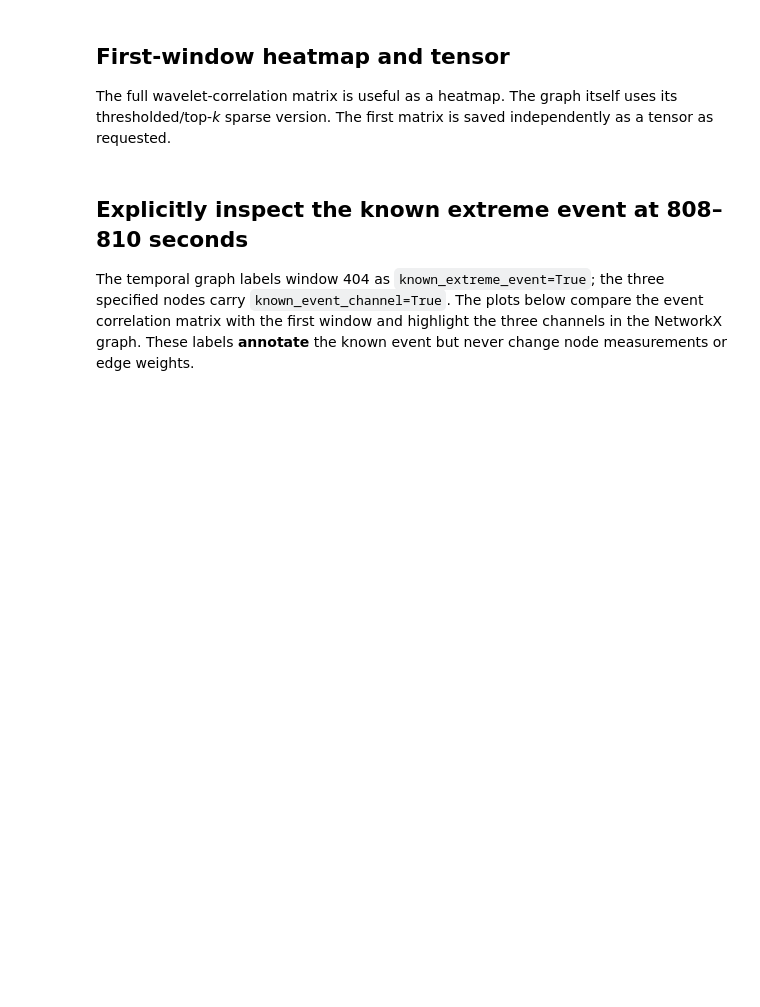
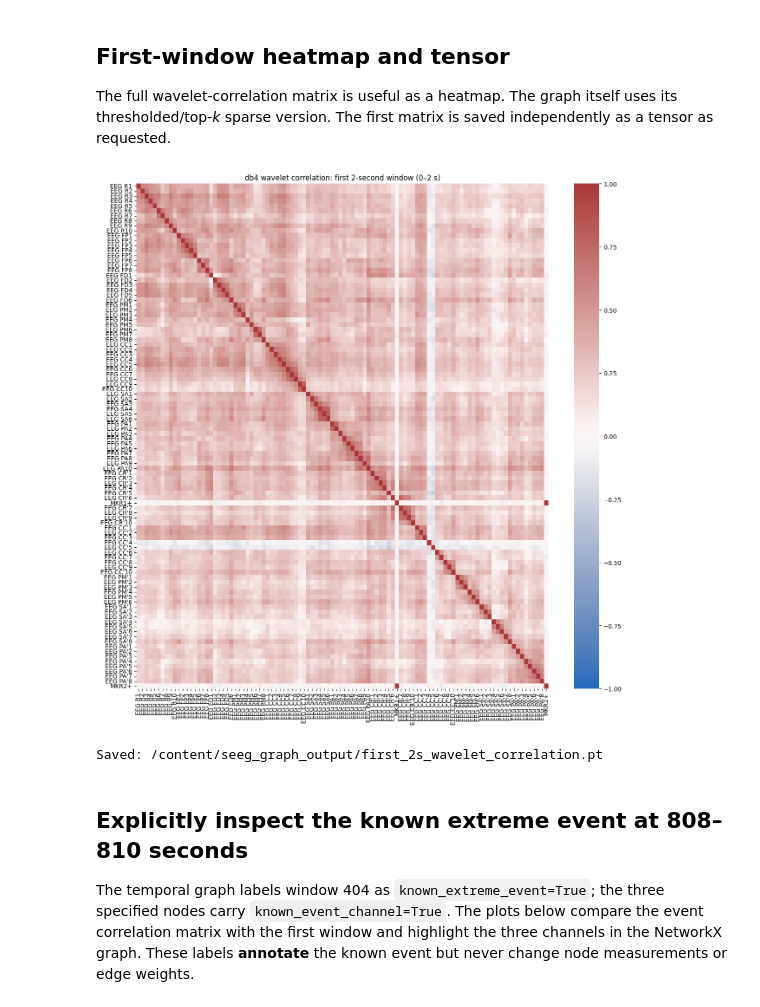
Before and after one commit to D2718281828nis/BioMedAI-sEEG-core-of-epilepsy, a Jupyter notebook: sEEG_temporal_wavelet_graph_colab.ipynb, the cells around one changed output. Drawn from its saved outputs; the diff is of its cells as text; code cells hidden in the pictures; blank space fills up the shorter version.

```diff
--- a/sEEG_temporal_wavelet_graph_colab.ipynb
+++ b/sEEG_temporal_wavelet_graph_colab.ipynb
@@ -40,7 +43,7 @@ WAVELET = "db4"
 CORRELATION_THRESHOLD = 0.65
 TOP_K_PER_NODE = 6
 KNOWN_EVENT_INTERVAL = (808.0, 810.0)
-KNOWN_EVENT_CHANNELS = ("CC'4", "CC'5", "CR'5")
+KNOWN_EVENT_CHANNELS = ("EEG CC'4", "EEG CC'5", "EEG CR'5")
 OUTPUT_DIR = Path("/content/seeg_graph_output")
 OUTPUT_DIR.mkdir(parents=True, exist_ok=True)
 
@@ -59,8 +64,8 @@ Upload the file into a `dataset` directory from Colab's **Files** panel. If need
 # Path(uploaded_name).replace(Path("/content/dataset/sEEG-HFOs-8.edf"))
 # %%
 candidates = [
-    Path("/content/dataset/sEEG-HFOs-8.edf"),
-    Path("dataset/sEEG-HFOs-8.edf"),
+    Path("/content/sEEG-HFOs-8.edf"),
+    #Path("dataset/sEEG-HFOs-8.edf"),
 ]
 edf_path = next((path for path in candidates if path.is_file()), None)
 if edf_path is None:
@@ -81,5 +111,5 @@ The regular expression is case-insensitive and accepts optional whitespace betwe
 # %%
-marker_pattern = re.compile(r"^MKR\s*\d+$", flags=re.IGNORECASE)
+marker_pattern = re.compile(r"^MKR\s*\d+\+?$", flags=re.IGNORECASE)
 marker_channels = [name for name in raw.ch_names if marker_pattern.fullmatch(name.strip())]
 seeg_channels = [name for name in raw.ch_names if name not in marker_channels]
 if not seeg_channels:
@@ -248,17 +312,20 @@ The full wavelet-correlation matrix is useful as a heatmap. The graph itself use
 # %%
 first_heatmap_tensor = torch.from_numpy(first_correlation).to(torch.float32)
 torch.save(first_heatmap_tensor, OUTPUT_DIR / "first_2s_wavelet_correlation.pt")
 
-plt.figure(figsize=(12, 10))
+plt.figure(figsize=(13, 13))
 sns.heatmap(
     first_heatmap_tensor.numpy(), cmap="vlag", center=0, vmin=-1, vmax=1,
     xticklabels=seeg_channels, yticklabels=seeg_channels,
 )
 plt.title("db4 wavelet correlation: first 2-second window (0–2 s)")
 plt.tight_layout()
 plt.savefig(OUTPUT_DIR / "first_2s_wavelet_correlation_heatmap.png", dpi=180)
 plt.show()
 print("Saved:", OUTPUT_DIR / "first_2s_wavelet_correlation.pt")
+# %% [output]
+[figure, added]
+Saved: /content/seeg_graph_output/first_2s_wavelet_correlation.pt
 # %% [markdown]
 ## Explicitly inspect the known extreme event at 808–810 seconds
 
```
Also changed, not shown: parts of 13 cells of this notebook.
